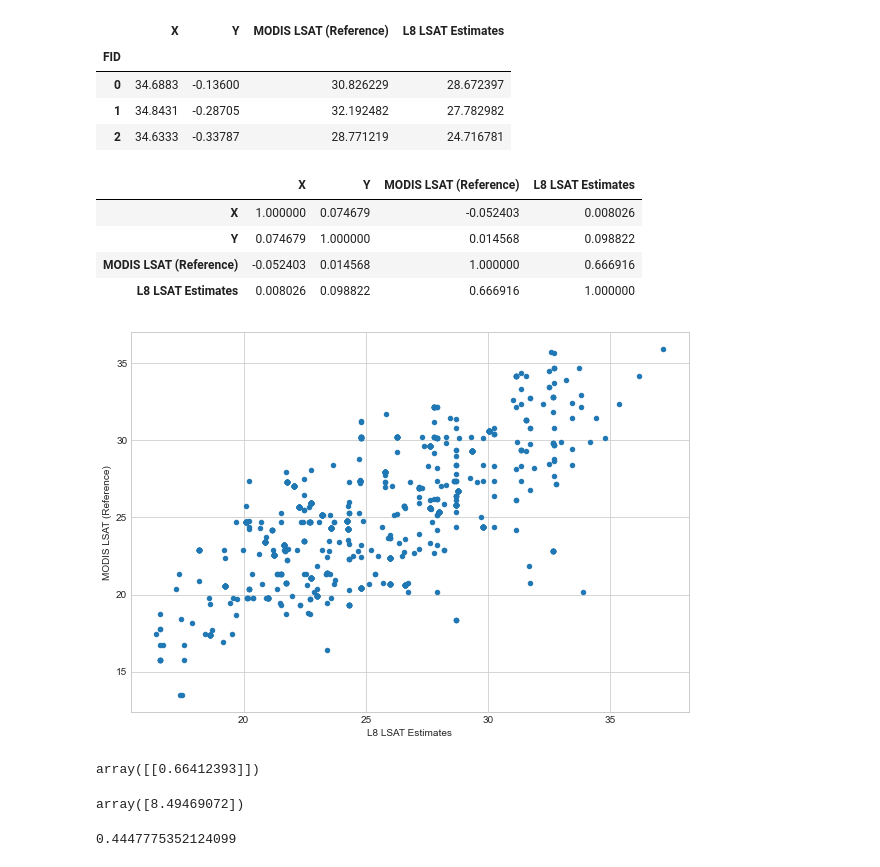
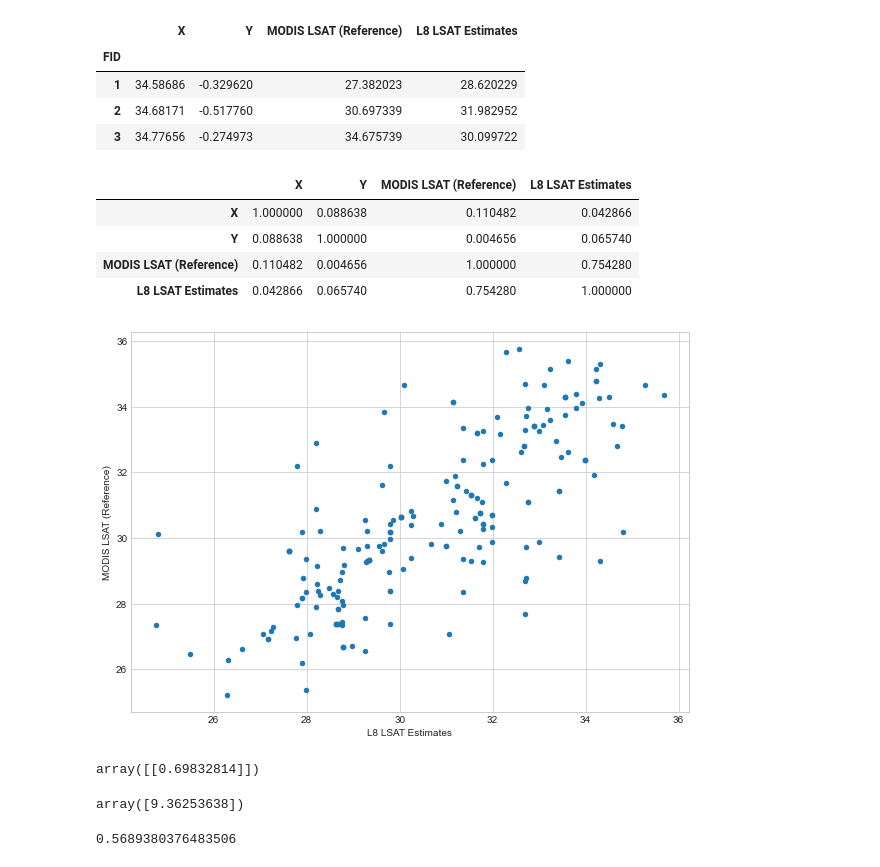
Before and after one commit to OkomoJacob/FinalYearProject, a Jupyter notebook: ModelsAlgorithmsCodes/6.Accurcay Assesment/LSAT/correlationLSAT.ipynb, the cells around one changed output. Saved outputs shown, nothing was run; the diff lists cells and outputs as text; code cells hidden in the pictures.

```diff
--- a/ModelsAlgorithmsCodes/6.Accurcay Assesment/LSAT/correlationLSAT.ipynb
+++ b/ModelsAlgorithmsCodes/6.Accurcay Assesment/LSAT/correlationLSAT.ipynb
@@ -8,30 +8,30 @@ import numpy as np
 # plt.figure(figsize=(20, 10))
 plt.rcParams["figure.figsize"] = (10,7)
 # %%
-data = pd.read_csv('D:/STUDY/4.GIS/G I S 4.2/0.Project/ModelsAlgorithmsCodes/6.Accurcay Assesment/LSAT/Correlation2015LSAT.csv', index_col = 0)
+data = pd.read_csv('D:/STUDY/4.GIS/G I S 4.2/0.Project/ModelsAlgorithmsCodes/6.Accurcay Assesment/LSAT/Correlation2020LSAT.csv', index_col = 0)
 data.shape
 data.dropna(inplace = True)
 data.head(3)
 # %% [output]
 |  | X | Y | MODIS LSAT (Reference) | L8 LSAT Estimates |
 | FID |  |  |  |  |
-| 0 | 34.6883 | -0.13600 | 30.826229 | 28.672397 |
-| 1 | 34.8431 | -0.28705 | 32.192482 | 27.782982 |
-| 2 | 34.6333 | -0.33787 | 28.771219 | 24.716781 |
+| 1 | 34.58686 | -0.329620 | 27.382023 | 28.620229 |
+| 2 | 34.68171 | -0.517760 | 30.697339 | 31.982952 |
+| 3 | 34.77656 | -0.274973 | 34.675739 | 30.099722 |
 # %%
 # Correlation Co-efficient
 data.corr()
 # %% [output]
 |  | X | Y | MODIS LSAT (Reference) | L8 LSAT Estimates |
-| X | 1.000000 | 0.074679 | -0.052403 | 0.008026 |
-| Y | 0.074679 | 1.000000 | 0.014568 | 0.098822 |
-| MODIS LSAT (Reference) | -0.052403 | 0.014568 | 1.000000 | 0.666916 |
-| L8 LSAT Estimates | 0.008026 | 0.098822 | 0.666916 | 1.000000 |
+| X | 1.000000 | 0.088638 | 0.110482 | 0.042866 |
+| Y | 0.088638 | 1.000000 | 0.004656 | 0.065740 |
+| MODIS LSAT (Reference) | 0.110482 | 0.004656 | 1.000000 | 0.754280 |
+| L8 LSAT Estimates | 0.042866 | 0.065740 | 0.754280 | 1.000000 |
 # %%
 data.plot(kind='scatter', x = "L8 LSAT Estimates", y="MODIS LSAT (Reference)")
 plt.show()
 # %% [output]
-[figure, old version]
+[figure, new version]
 # %%
 
 # change to df
@@ -44,16 +44,16 @@ model = lm.fit(estimates, reference)
 # %%
 model.coef_
 # %% [output]
-array([[0.66412393]])
+array([[0.69832814]])
 # %%
 model.intercept_
 # %% [output]
-array([8.49469072])
+array([9.36253638])
 # %%
 # Model Evaluation
 model.score(estimates, reference)
 # %% [output]
-0.4447775352124099
+0.5689380376483506
 # %%
 # Predict new value of price
 estimatesNew = 26
```
Also changed, not shown: parts of 3 cells of this notebook, 20 other files.
